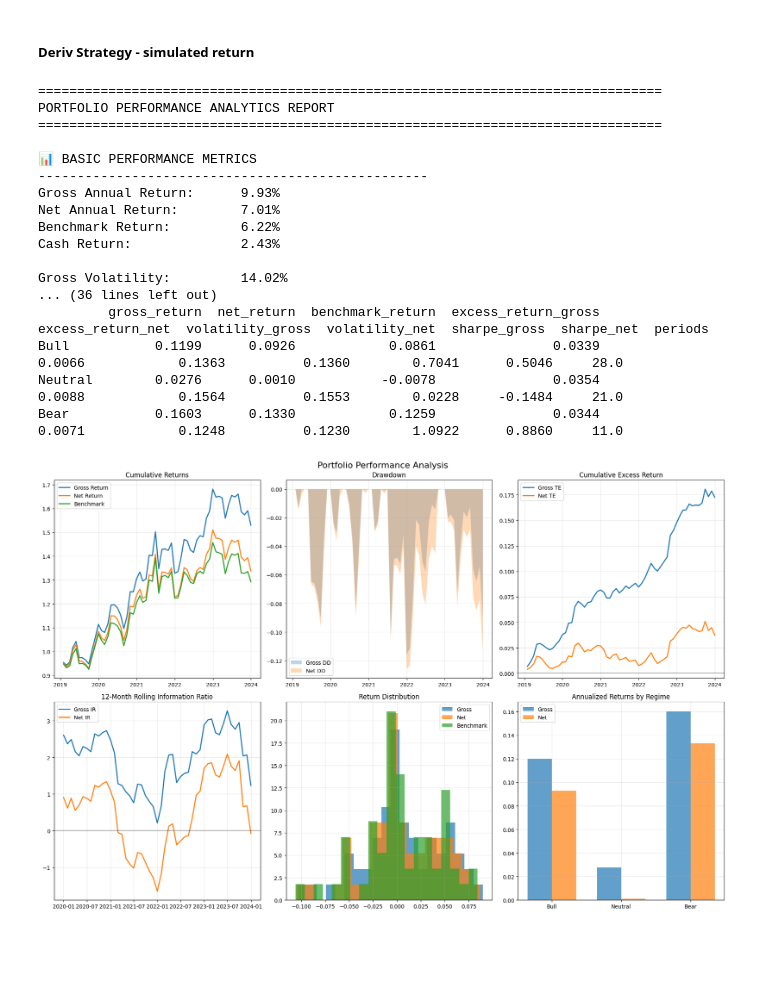
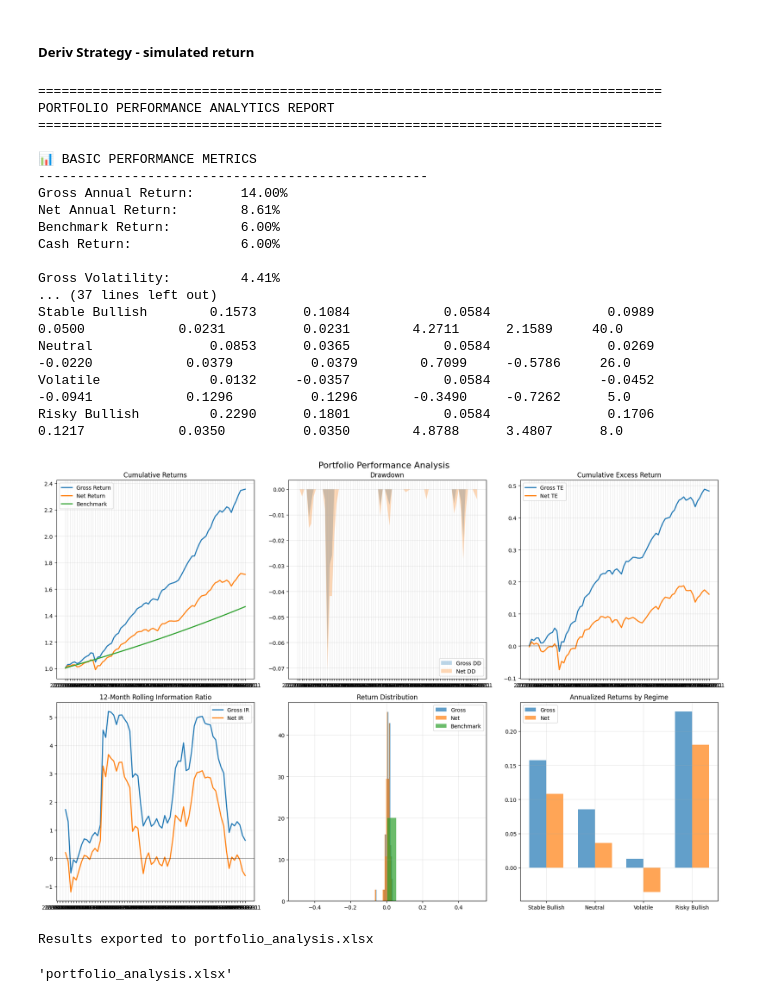
Before and after one commit to pratyush-x355/fund_analysis, a Jupyter notebook: fund_metrics.ipynb, the cells around one changed output. Drawn from its saved outputs; the diff is of its cells as text; code cells hidden in the pictures; blank space fills up the shorter version.

Commit message:
complete analysis

```diff
--- a/fund_metrics.ipynb
+++ b/fund_metrics.ipynb
@@ -252,38 +252,36 @@ df = pd.read_excel(file_path)
 fund_data, alpha = simulate_portfolio(df, target_return_ann=0.14, beta=0.2) # Create the simulated fund data with 20% beta
 fund_data.set_index('date', inplace=True)
 # %%
-
-# Create sample data
-sample_data = create_sample_data(60)
-
 # Initialize analytics
-portfolio = PortfolioAnalytics(sample_data)
+portfolio = PortfolioAnalytics(fund_data)
 
 # Generate comprehensive report
 results = portfolio.generate_report()
 
 # Create plots
 fig = portfolio.create_plots()
 plt.show()
 
 # Export to Excel
-# portfolio.export_results('portfolio_analysis.xlsx')
+portfolio.export_results('portfolio_analysis.xlsx')
 # %% [output]
 ================================================================================
 PORTFOLIO PERFORMANCE ANALYTICS REPORT
 ================================================================================
 
 📊 BASIC PERFORMANCE METRICS
 --------------------------------------------------
-Gross Annual Return:      9.93%
-Net Annual Return:        7.01%
-Benchmark Return:         6.22%
-Cash Return:              2.43%
+Gross Annual Return:      14.00%
+Net Annual Return:        8.61%
+Benchmark Return:         6.00%
+Cash Return:              6.00%
 
-Gross Volatility:         14.02%
-... (36 lines left out)
-         gross_return  net_return  benchmark_return  excess_return_gross  excess_return_net  volatility_gross  volatility_net  sharpe_gross  sharpe_net  periods
-Bull           0.1199      0.0926            0.0861               0.0339             0.0066            0.1363          0.1360        0.7041      0.5046     28.0
-Neutral        0.0276      0.0010           -0.0078               0.0354             0.0088            0.1564          0.1553        0.0228     -0.1484     21.0
-Bear           0.1603      0.1330            0.1259               0.0344             0.0071            0.1248          0.1230        1.0922      0.8860     11.0
+Gross Volatility:         4.41%
+... (37 lines left out)
+Stable Bullish        0.1573      0.1084            0.0584               0.0989             0.0500            0.0231          0.0231        4.2711      2.1589     40.0
+Neutral               0.0853      0.0365            0.0584               0.0269            -0.0220            0.0379          0.0379        0.7099     -0.5786     26.0
+Volatile              0.0132     -0.0357            0.0584              -0.0452            -0.0941            0.1296          0.1296       -0.3490     -0.7262      5.0
+Risky Bullish         0.2290      0.1801            0.0584               0.1706             0.1217            0.0350          0.0350        4.8788      3.4807      8.0
-[figure, old version]
+[figure, new version]
+Results exported to portfolio_analysis.xlsx
+'portfolio_analysis.xlsx'
```
Also changed, not shown: 15 other files.
